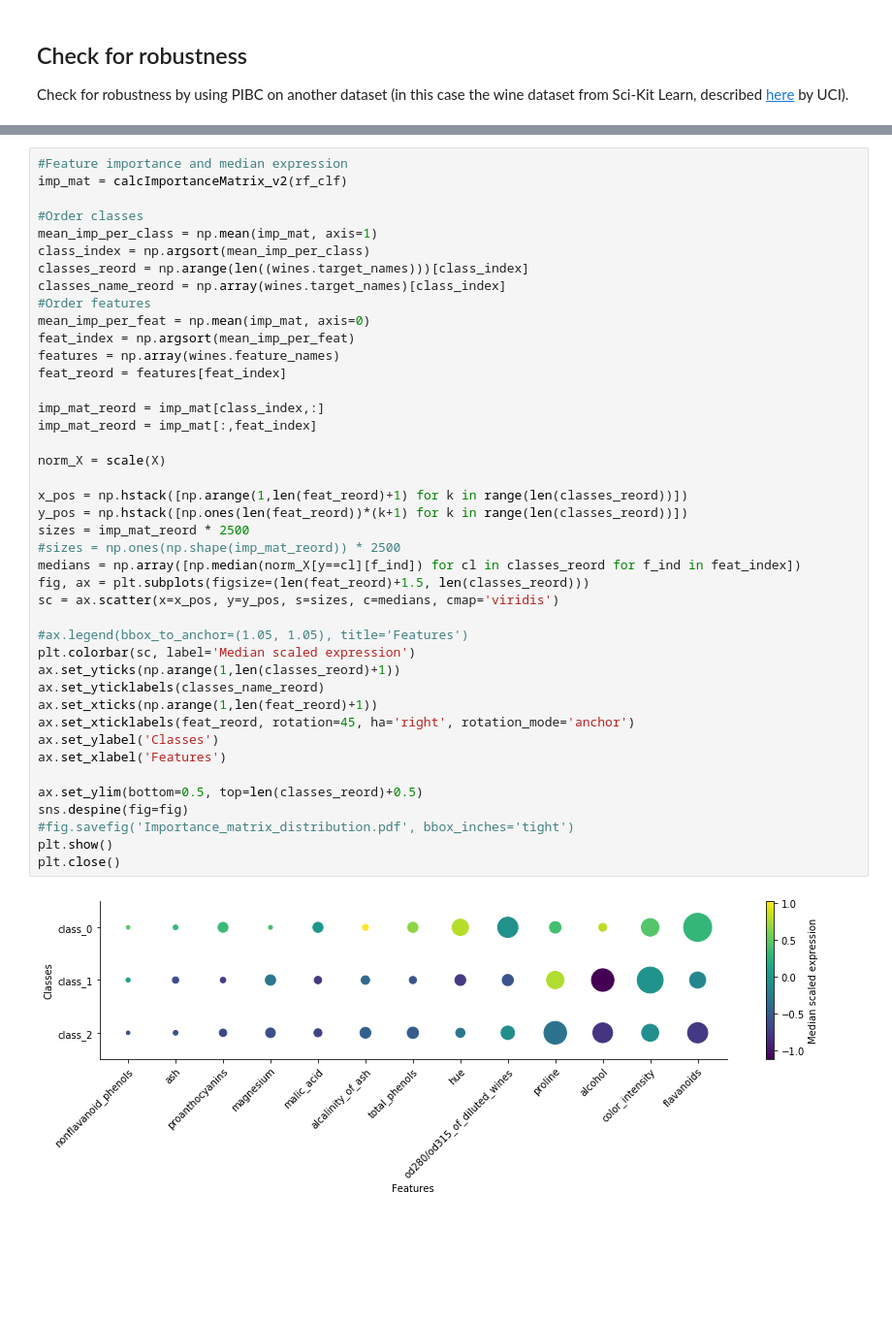
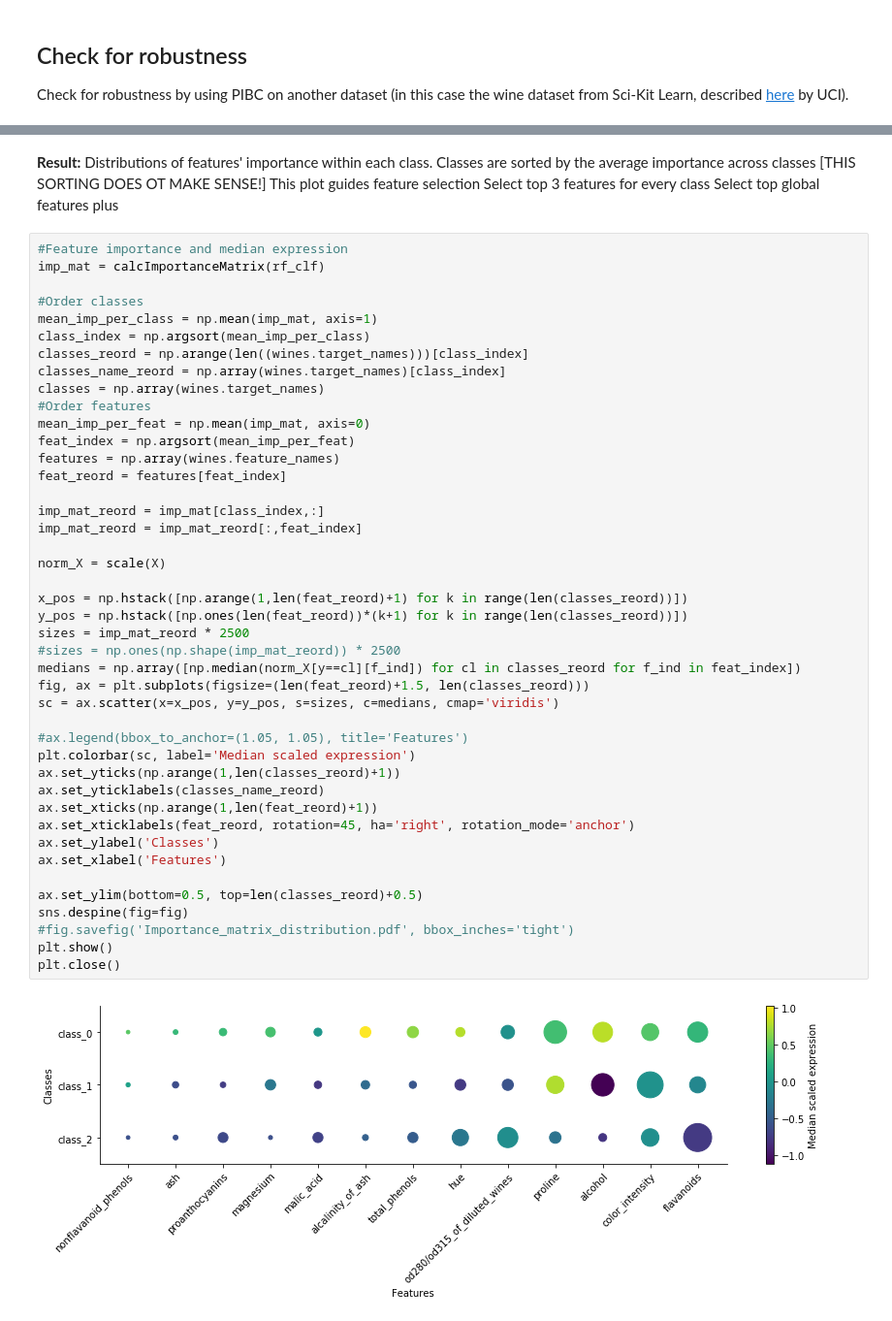
Before and after one commit to GiulioPr/Pcfi, a Jupyter notebook: 1_code/pibc-demo-v2.ipynb, the cells around one changed output, grey strips where cells are left out. Shown at 97% size. Saved outputs shown, nothing was run; the diff lists cells and outputs as text; blank space fills up the shorter version.

```diff
--- a/1_code/pibc-demo-v2.ipynb
+++ b/1_code/pibc-demo-v2.ipynb
@@ -701,44 +682,50 @@ plt.close()
+# %% [markdown]
+__Result:__ Distributions of features' importance within each class. Classes are sorted  by the average importance across classes [THIS SORTING DOES OT MAKE SENSE!]
+This plot guides feature selection
+Select top 3 features for every class
+Select top global features plus
 # %%
 #Feature importance and median expression
-imp_mat = calcImportanceMatrix_v2(rf_clf)
+imp_mat = calcImportanceMatrix(rf_clf)
 
 #Order classes
 mean_imp_per_class = np.mean(imp_mat, axis=1)
 class_index = np.argsort(mean_imp_per_class)
 classes_reord = np.arange(len((wines.target_names)))[class_index]
 classes_name_reord = np.array(wines.target_names)[class_index]
+classes = np.array(wines.target_names)
 #Order features
 mean_imp_per_feat = np.mean(imp_mat, axis=0)
 feat_index = np.argsort(mean_imp_per_feat)
 features = np.array(wines.feature_names)
 feat_reord = features[feat_index]
 
 imp_mat_reord = imp_mat[class_index,:]
-imp_mat_reord = imp_mat[:,feat_index]
+imp_mat_reord = imp_mat_reord[:,feat_index]
 
 norm_X = scale(X)
 
 x_pos = np.hstack([np.arange(1,len(feat_reord)+1) for k in range(len(classes_reord))])
 y_pos = np.hstack([np.ones(len(feat_reord))*(k+1) for k in range(len(classes_reord))])
 sizes = imp_mat_reord * 2500
 #sizes = np.ones(np.shape(imp_mat_reord)) * 2500
 medians = np.array([np.median(norm_X[y==cl][f_ind]) for cl in classes_reord for f_ind in feat_index])
 fig, ax = plt.subplots(figsize=(len(feat_reord)+1.5, len(classes_reord)))
 sc = ax.scatter(x=x_pos, y=y_pos, s=sizes, c=medians, cmap='viridis')
 
 #ax.legend(bbox_to_anchor=(1.05, 1.05), title='Features')
 plt.colorbar(sc, label='Median scaled expression')
 ax.set_yticks(np.arange(1,len(classes_reord)+1))
 ax.set_yticklabels(classes_name_reord)
 ax.set_xticks(np.arange(1,len(feat_reord)+1))
 ax.set_xticklabels(feat_reord, rotation=45, ha='right', rotation_mode='anchor')
 ax.set_ylabel('Classes')
 ax.set_xlabel('Features')
 
 ax.set_ylim(bottom=0.5, top=len(classes_reord)+0.5)
 sns.despine(fig=fig)
 #fig.savefig('Importance_matrix_distribution.pdf', bbox_inches='tight')
 plt.show()
 plt.close()
 # %% [output]
-[figure, old version]
+[figure, new version]
```
Also changed, not shown: parts of 23 cells of this notebook, 11 other files.
